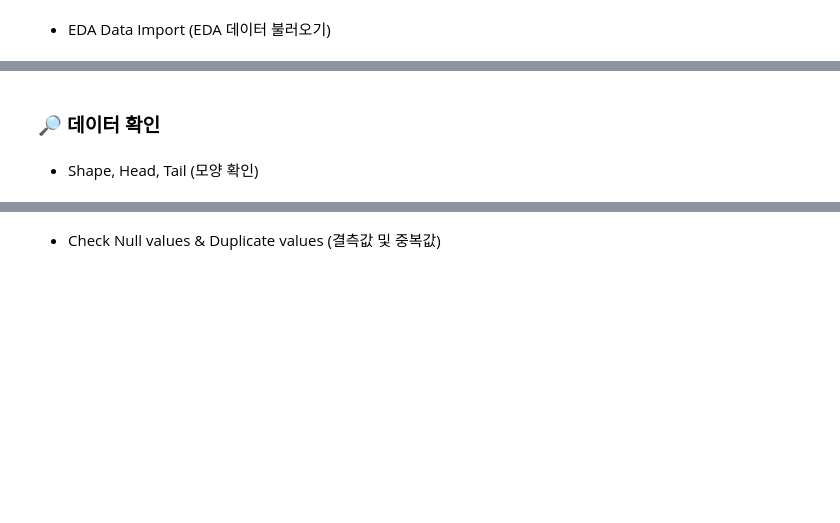
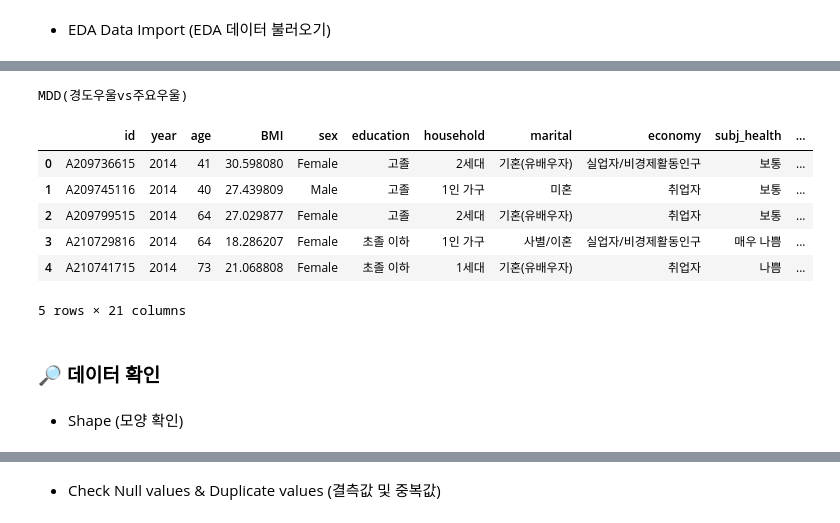
Before and after one commit to kyungjaecheong/Kor-DEEPression, a Jupyter notebook: 2_Modeling/2-2_EDA.ipynb, the cells around one changed output, grey strips where cells are left out. Drawn from its saved outputs; the diff is of its cells as text; code cells hidden in the pictures; blank space fills up the shorter version.

```diff
--- a/2_Modeling/2-2_EDA.ipynb
+++ b/2_Modeling/2-2_EDA.ipynb
@@ -31,4 +43,18 @@ df = pd.read_csv('downloads/EDA.csv')
+# %%
+# csv파일을 DataFrame으로 불러오기(MDD)
+df_mdd = pd.read_csv('downloads/EDA_mdd.csv')
+print("MDD(경도우울vs주요우울)")
+df_mdd.head()
+# %% [output]
+MDD(경도우울vs주요우울)
+|  | id | year | age | BMI | sex | education | household | marital | economy | subj_health | ... |
+| 0 | A209736615 | 2014 | 41 | 30.598080 | Female | 고졸 | 2세대 | 기혼(유배우자) | 실업자/비경제활동인구 | 보통 | ... |
+| 1 | A209745116 | 2014 | 40 | 27.439809 | Male | 고졸 | 1인 가구 | 미혼 | 취업자 | 보통 | ... |
+| 2 | A209799515 | 2014 | 64 | 27.029877 | Female | 고졸 | 2세대 | 기혼(유배우자) | 취업자 | 보통 | ... |
+| 3 | A210729816 | 2014 | 64 | 18.286207 | Female | 초졸 이하 | 1인 가구 | 사별/이혼 | 실업자/비경제활동인구 | 매우 나쁨 | ... |
+| 4 | A210741715 | 2014 | 73 | 21.068808 | Female | 초졸 이하 | 1세대 | 기혼(유배우자) | 취업자 | 나쁨 | ... |
+5 rows × 21 columns
 # %% [markdown]
 ### 🔎 데이터 확인
 # %% [markdown]
-- Shape, Head, Tail (모양 확인)
+- Shape (모양 확인)
```
Also changed, not shown: parts of 21 cells of this notebook.
